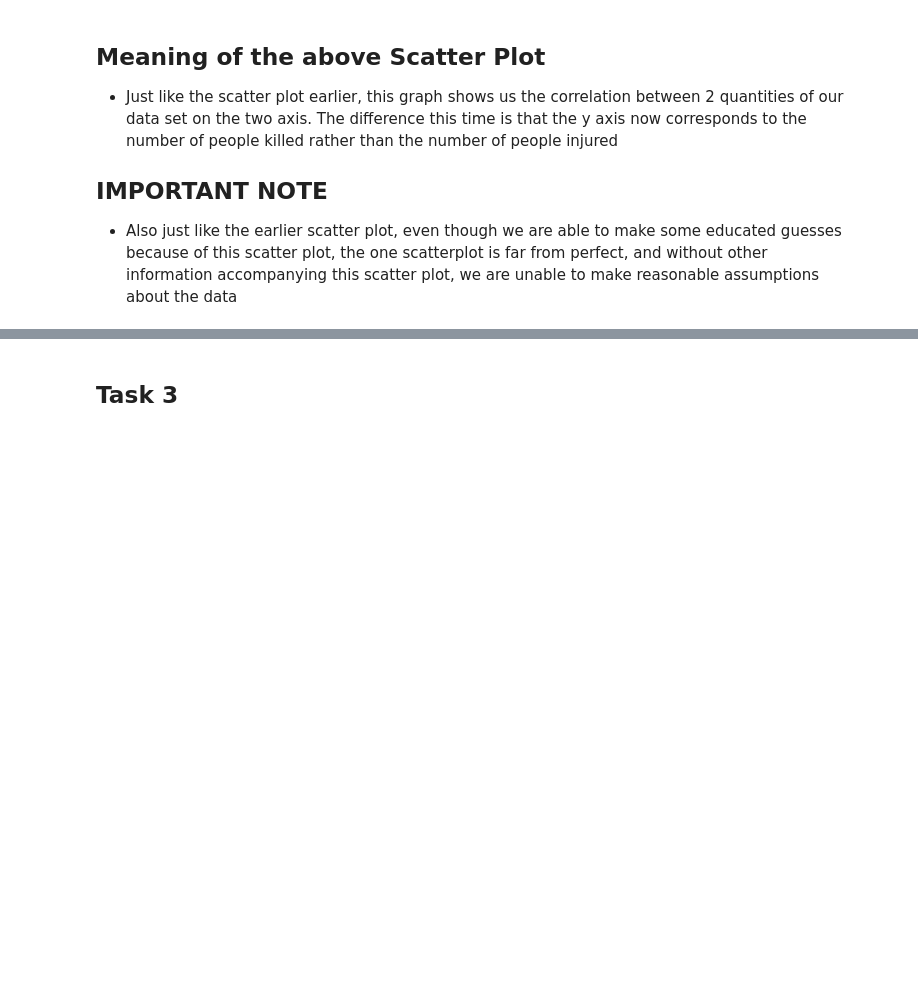
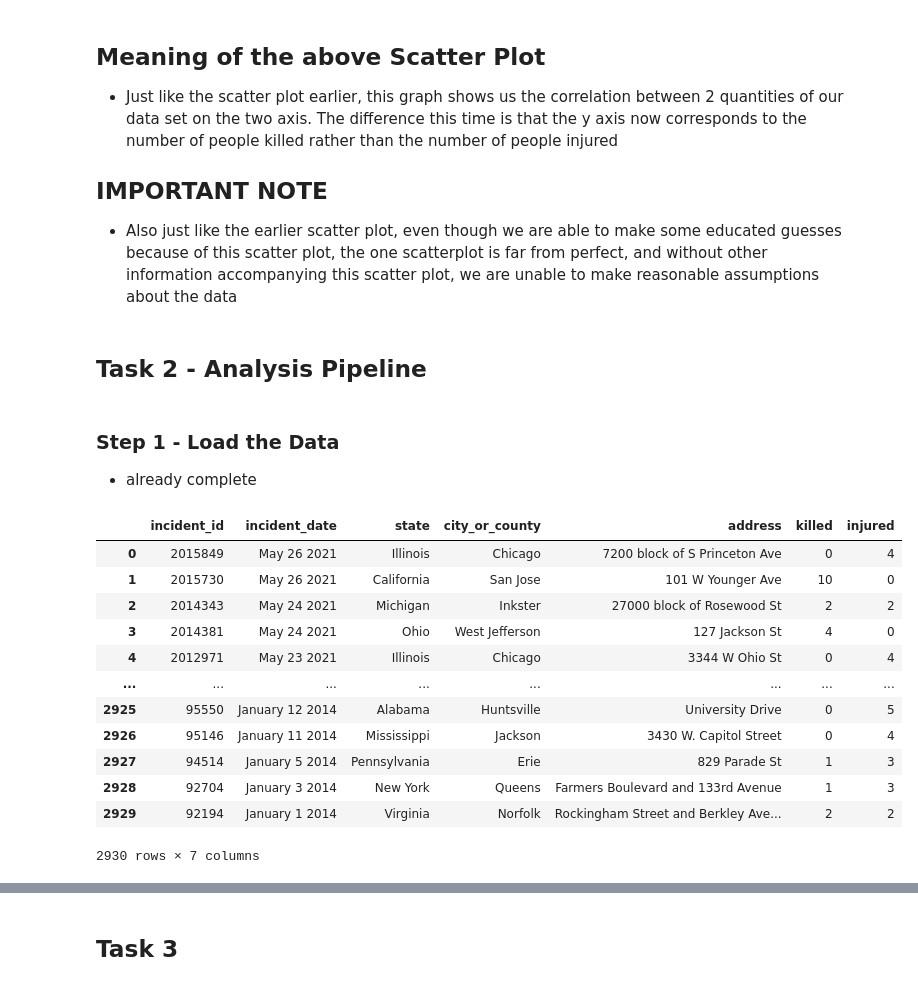
Before and after one commit to ubco-W2022T1-cosc301/project-group39, a Jupyter notebook: notebooks/analysis2.ipynb, the cells around one changed output, grey strips where cells are left out. Saved outputs shown, nothing was run; the diff lists cells and outputs as text; code cells hidden in the pictures; blank space fills up the shorter version.

Commit message:
Made change to Task 1

```diff
--- a/notebooks/analysis2.ipynb
+++ b/notebooks/analysis2.ipynb
@@ -181,3 +142,24 @@ plt.ylim(-1, 20)
 
 ## IMPORTANT NOTE
 - Also just like the earlier scatter plot, even though we are able to make some educated guesses because of this scatter plot, the one scatterplot is far from perfect, and without other information accompanying this scatter plot, we are unable to make reasonable assumptions about the data
+# %% [markdown]
+## Task 2 - Analysis Pipeline
+# %% [markdown]
+### Step 1 - Load the Data
+- already complete
+# %%
+df
+# %% [output]
+|  | incident_id | incident_date | state | city_or_county | address | killed | injured |
+| 0 | 2015849 | May 26 2021 | Illinois | Chicago | 7200 block of S Princeton Ave | 0 | 4 |
+| 1 | 2015730 | May 26 2021 | California | San Jose | 101 W Younger Ave | 10 | 0 |
+| 2 | 2014343 | May 24 2021 | Michigan | Inkster | 27000 block of Rosewood St | 2 | 2 |
+| 3 | 2014381 | May 24 2021 | Ohio | West Jefferson | 127 Jackson St | 4 | 0 |
+| 4 | 2012971 | May 23 2021 | Illinois | Chicago | 3344 W Ohio St | 0 | 4 |
+| ... | ... | ... | ... | ... | ... | ... | ... |
+| 2925 | 95550 | January 12 2014 | Alabama | Huntsville | University Drive | 0 | 5 |
+| 2926 | 95146 | January 11 2014 | Mississippi | Jackson | 3430 W. Capitol Street | 0 | 4 |
+| 2927 | 94514 | January 5 2014 | Pennsylvania | Erie | 829 Parade St | 1 | 3 |
+| 2928 | 92704 | January 3 2014 | New York | Queens | Farmers Boulevard and 133rd Avenue | 1 | 3 |
+| 2929 | 92194 | January 1 2014 | Virginia | Norfolk | Rockingham Street and Berkley Ave... | 2 | 2 |
+2930 rows × 7 columns
```
Also changed, not shown: parts of 14 cells of this notebook.
